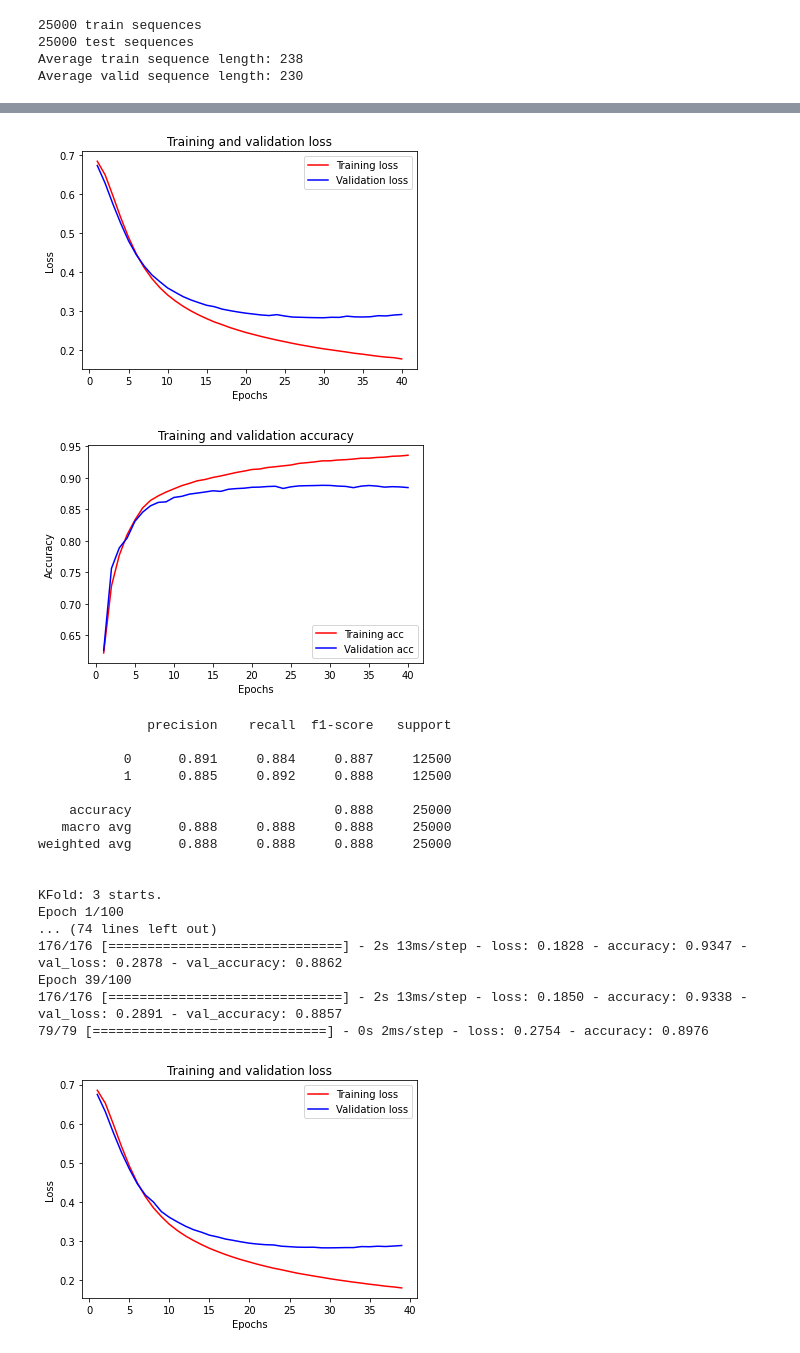
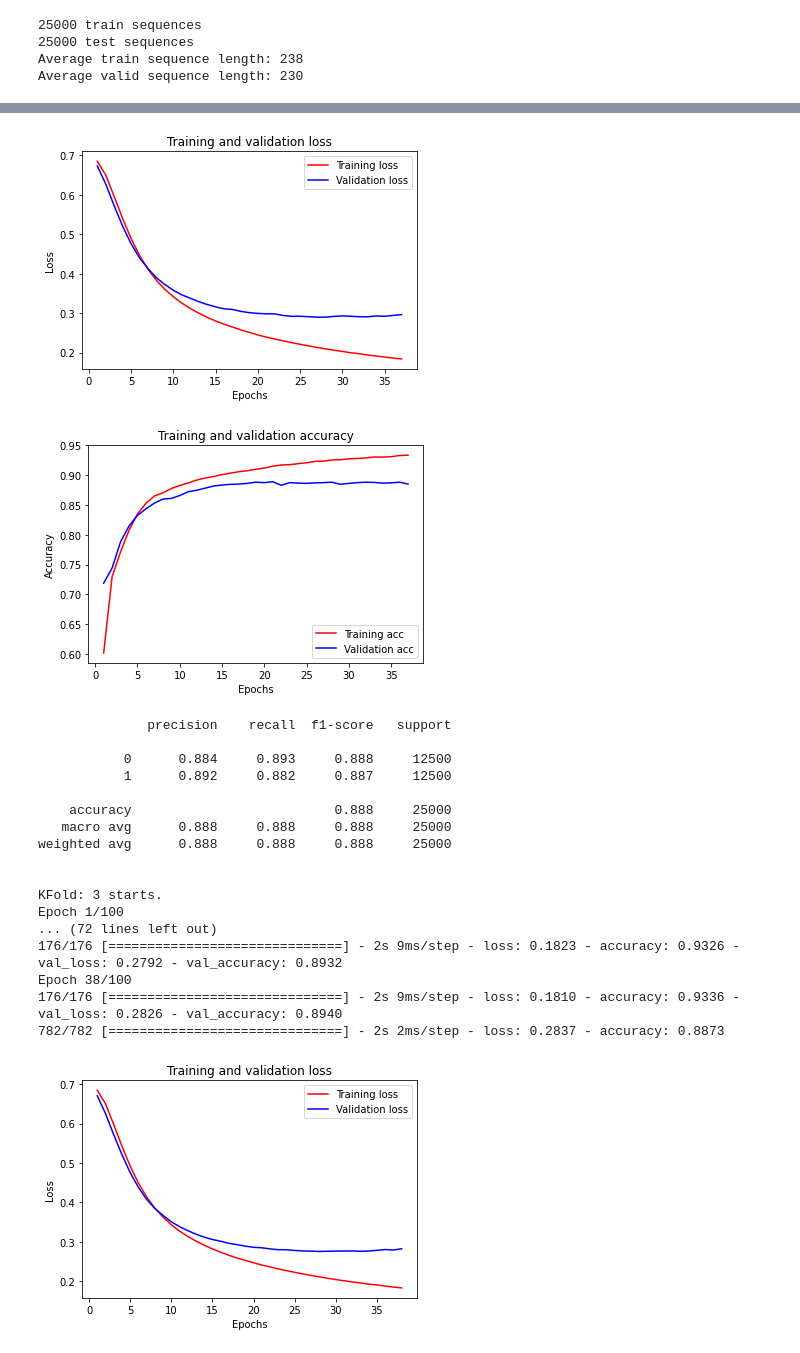
Before and after one commit to Jefffish09/MachineLearning, a Jupyter notebook: Classification/binary/fasttext_binary_tf2.ipynb, the cells around one changed output, grey strips where cells are left out. Cells and saved outputs as stored; diff of their text form; code cells hidden in the pictures.

```diff
--- a/Classification/binary/fasttext_binary_tf2.ipynb
+++ b/Classification/binary/fasttext_binary_tf2.ipynb
@@ -27,12 +27,12 @@ earlystopping_patience = 10
 # %%
 # Load the dataset
 
-(x_train, y_train), (x_valid, y_valid) = imdb.load_data(num_words=input_dim)
+(x_train, y_train), (x_test, y_test) = imdb.load_data(num_words=input_dim)
 
 print(len(x_train), "train sequences")
-print(len(x_valid), "test sequences")
+print(len(x_test), "test sequences")
 print("Average train sequence length: {}".format(np.mean(list(map(len, x_train)), dtype=int)))
-print("Average valid sequence length: {}".format(np.mean(list(map(len, x_valid)), dtype=int)))
+print("Average valid sequence length: {}".format(np.mean(list(map(len, x_test)), dtype=int)))
 # %% [output]
 Downloading data from https://storage.googleapis.com/tensorflow/tf-keras-datasets/imdb.npz
 17465344/17464789 [==============================] - 0s 0us/step
@@ -108,7 +108,7 @@ if ngram_range > 1:
     print("Average test sequence length: {}".format(np.mean(list(map(len, x_test)), dtype=int)))
 
 x_train = pad_sequences(x_train, maxlen=max_len)
-x_valid = pad_sequences(x_valid, maxlen=max_len)
+x_test = pad_sequences(x_test, maxlen=max_len)
 # %%
 def plot_perf(history):
   # Create a plot of accuracy and loss over time
@@ -154,10 +154,10 @@ model = None
 cv_acc = []
 cv_loss = []
 cv_f1 = []
-n = 1
-for train, valid in kfold.split(x_train, y_train):
 
-  print("KFold: {} starts.".format(n))
+for n, (train, valid) in enumerate(kfold.split(x_train, y_train)):
+
+  print("KFold: {} starts.".format(n + 1))
   del model
   tf.keras.backend.clear_session()
 
@@ -181,14 +181,14 @@ for train, valid in kfold.split(x_train, y_train):
   history = model.fit(
       x=x_train[train],
       y=y_train[train],
-      validation_data=(x_valid, y_valid),
+      validation_data=(x_train[valid], y_train[valid]),
       batch_size=batch_size,
       epochs=epochs,
       verbose=1,
       callbacks=[earlystop_callback]
   )
 
-  loss, acc = model.evaluate(x=x_train[valid], y=y_train[valid], verbose=1)
+  loss, acc = model.evaluate(x=x_test, y=y_test, verbose=1)
   cv_acc.append(acc)
   cv_loss.append(loss)
 
@@ -196,15 +196,14 @@ for train, valid in kfold.split(x_train, y_train):
 
   # np.argmax(model.predict(x), axis=-1), if your model does multi-class classification (e.g. if it uses a softmax last-layer activation).
   # (model.predict(x) > 0.5).astype("int32"), if your model does binary classification (e.g. if it uses a sigmoid last-layer activation).
-  y_pred = (model.predict(x_valid) > 0.5).astype("int32")
-  report = classification_report(y_true=y_valid, y_pred=y_pred, digits=3, output_dict=False)
+  y_pred = (model.predict(x_test) > 0.5).astype("int32")
+  report = classification_report(y_true=y_test, y_pred=y_pred, digits=3, output_dict=False)
   print(report)
 
-  f1 = f1_score(y_true=y_valid, y_pred=y_pred, average="binary")
+  f1 = f1_score(y_true=y_test, y_pred=y_pred, average="binary")
   cv_f1.append(f1)
 
   print("")
-  n += 1
 
 print("Average accuracy: {:.4f} (+/- {:.4f})".format(np.mean(cv_acc), np.std(cv_acc)))
 print("Average loss: {:.4f} (+/- {:.4f})".format(np.mean(cv_loss), np.std(cv_loss)))
@@ -249,9 +248,9 @@ Epoch 40/100
-[figure, old version]
+[figure, new version]
-[figure, old version]
+[figure, new version]
               precision    recall  f1-score   support
 
-           0      0.891     0.884     0.887     12500
-           1      0.885     0.892     0.888     12500
+           0      0.884     0.893     0.888     12500
+           1      0.892     0.882     0.887     12500
 
     accuracy                          0.888     25000
    macro avg      0.888     0.888     0.888     25000
@@ -260,9 +259,9 @@ weighted avg      0.888     0.888     0.888     25000
 
 KFold: 3 starts.
 Epoch 1/100
-... (74 lines left out)
-176/176 [==============================] - 2s 13ms/step - loss: 0.1828 - accuracy: 0.9347 - val_loss: 0.2878 - val_accuracy: 0.8862
-Epoch 39/100
-176/176 [==============================] - 2s 13ms/step - loss: 0.1850 - accuracy: 0.9338 - val_loss: 0.2891 - val_accuracy: 0.8857
-79/79 [==============================] - 0s 2ms/step - loss: 0.2754 - accuracy: 0.8976
+... (72 lines left out)
+176/176 [==============================] - 2s 9ms/step - loss: 0.1823 - accuracy: 0.9326 - val_loss: 0.2792 - val_accuracy: 0.8932
+Epoch 38/100
+176/176 [==============================] - 2s 9ms/step - loss: 0.1810 - accuracy: 0.9336 - val_loss: 0.2826 - val_accuracy: 0.8940
+782/782 [==============================] - 2s 2ms/step - loss: 0.2837 - accuracy: 0.8873
-[figure, old version]
+[figure, new version]
```
Also changed, not shown: parts of 1 cell of this notebook.
